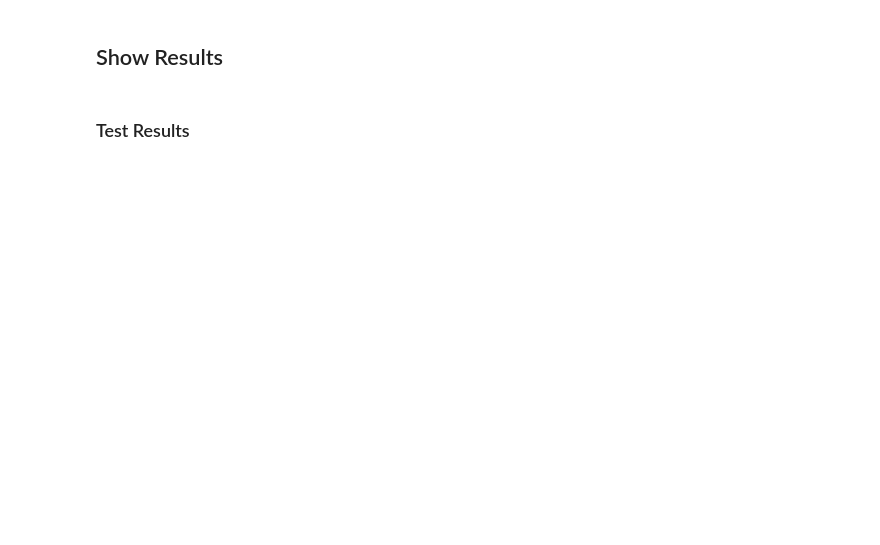
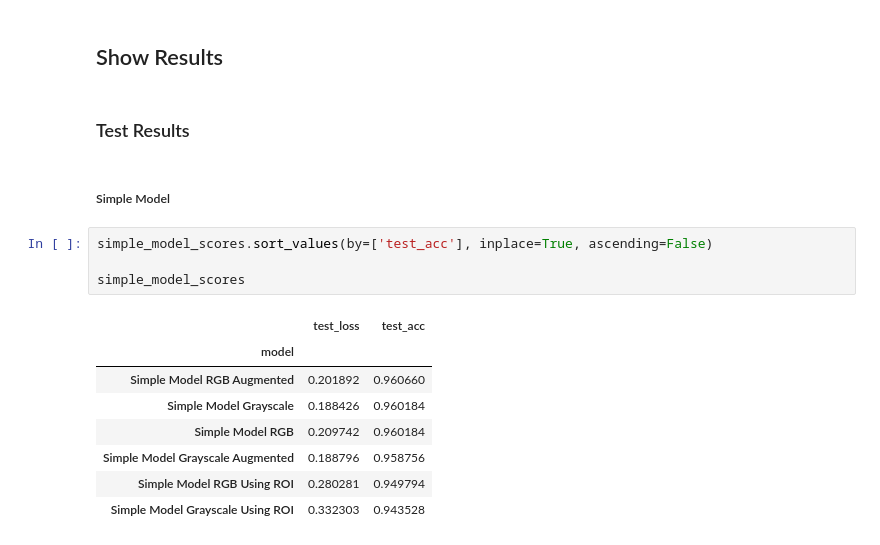
Before and after one commit to AlessandroStaffolani/traffic-sign-recognition, a Jupyter notebook: iteractive_analysis.ipynb, the cells around one changed output. Cells and saved outputs as stored; diff of their text form; blank space fills up the shorter version.

```diff
--- a/iteractive_analysis.ipynb
+++ b/iteractive_analysis.ipynb
@@ -216,3 +376,18 @@ for model_dict in models:
 ## Show Results
 # %% [markdown]
 ### Test Results
+# %% [markdown]
+##### Simple Model
+# %%
+simple_model_scores.sort_values(by=['test_acc'], inplace=True, ascending=False)
+
+simple_model_scores
+# %% [output]
+|  | test_loss | test_acc |
+| model |  |  |
+| Simple Model RGB Augmented | 0.201892 | 0.960660 |
+| Simple Model Grayscale | 0.188426 | 0.960184 |
+| Simple Model RGB | 0.209742 | 0.960184 |
+| Simple Model Grayscale Augmented | 0.188796 | 0.958756 |
+| Simple Model RGB Using ROI | 0.280281 | 0.949794 |
+| Simple Model Grayscale Using ROI | 0.332303 | 0.943528 |
```
Also changed, not shown: parts of 19 cells of this notebook, 10 other files.
